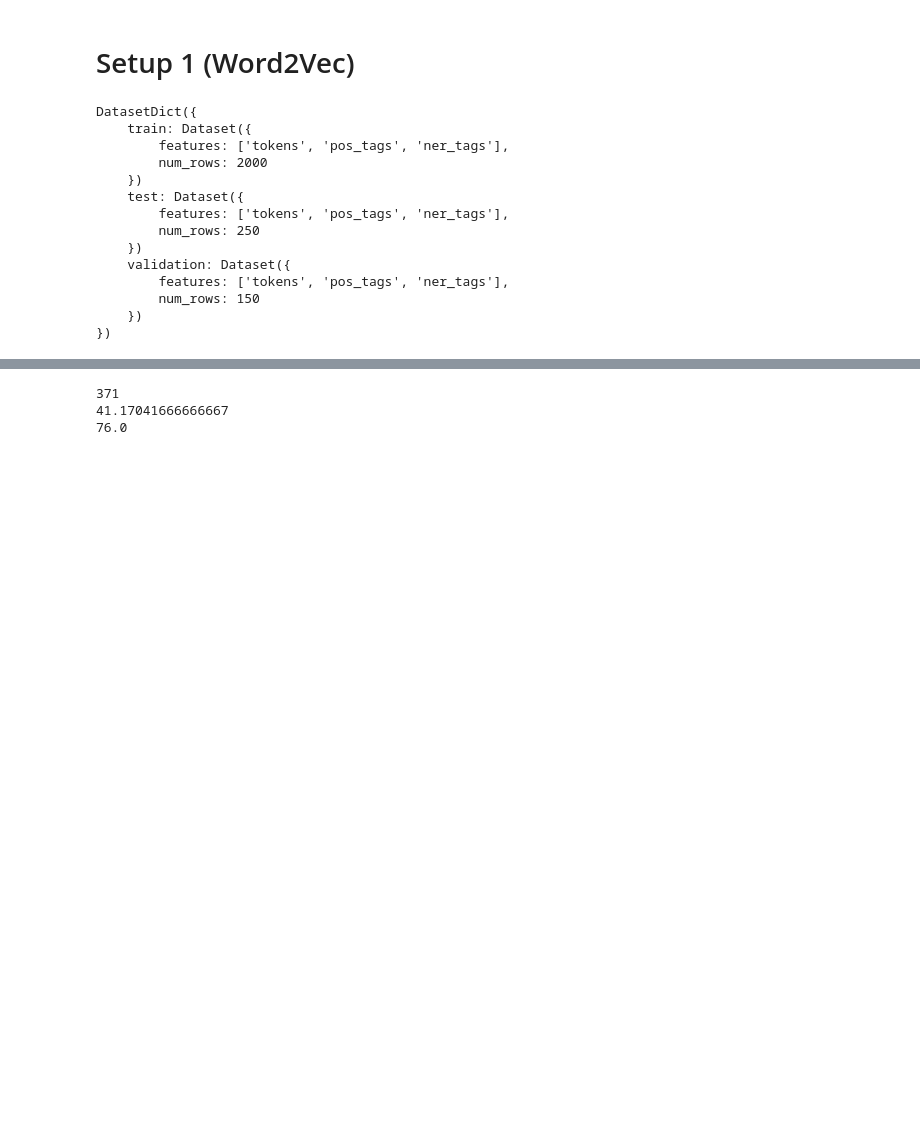
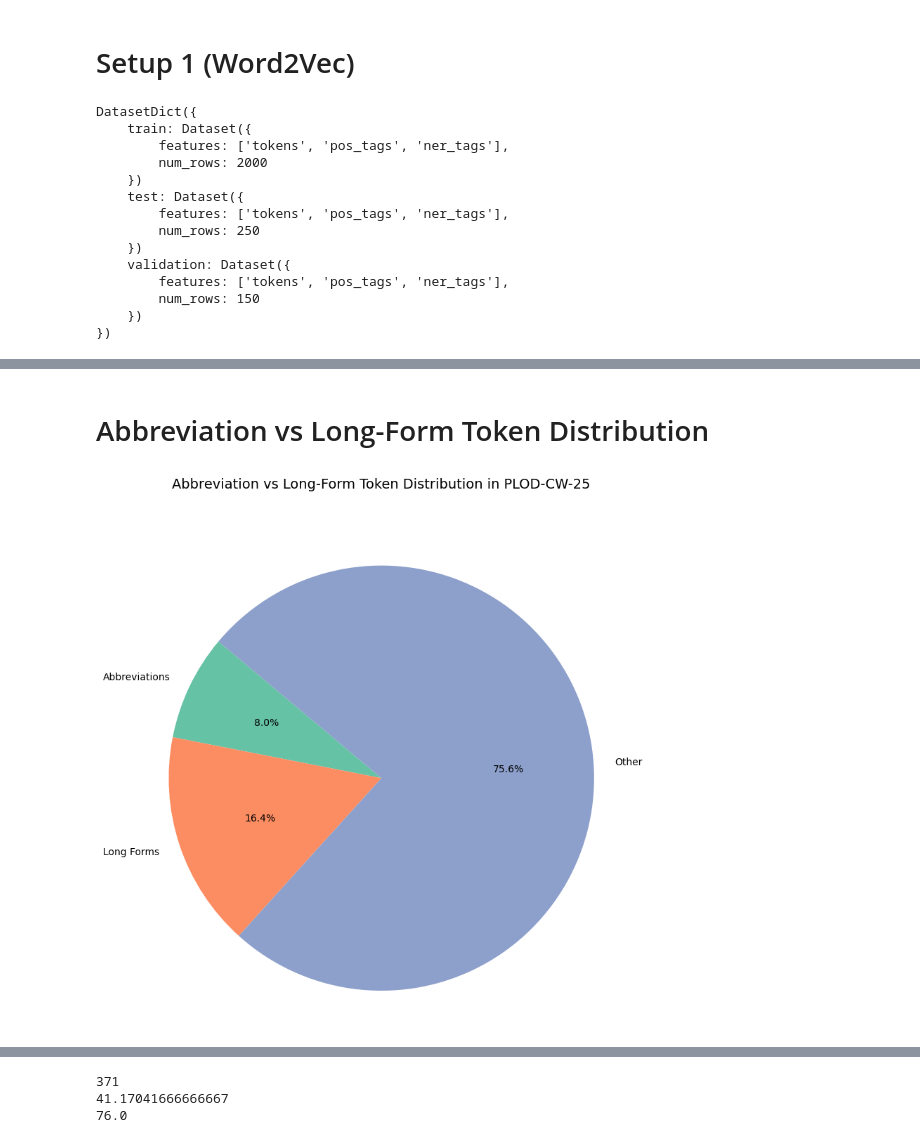
Before and after one commit to Michael-David-Lam/NLP-Final-Project, a Jupyter notebook: main.ipynb, the cells around one changed output, grey strips where cells are left out. Cells and saved outputs as stored; diff of their text form; code cells hidden in the pictures; blank space fills up the shorter version.

```diff
--- a/main.ipynb
+++ b/main.ipynb
@@ -81,0 +113,22 @@ df_test = pd.DataFrame(dataset["test"])
+# %% [markdown]
+# Abbreviation vs Long-Form Token Distribution
+# %%
+
+abbreviation_tags = {"B-AC", "I-AC"}
+longform_tags = {"B-LF", "I-LF"}
+
+abbrev_count = sum(1 for tag in all_tags if tag in abbreviation_tags)
+longform_count = sum(1 for tag in all_tags if tag in longform_tags)
+other_count = sum(1 for tag in all_tags if tag not in abbreviation_tags and tag not in longform_tags)
+
+labels = ["Abbreviations", "Long Forms", "Other"]
+sizes = [abbrev_count, longform_count, other_count]
+
+plt.figure(figsize=(8, 8))
+plt.pie(sizes, labels=labels, autopct="%1.1f%%", startangle=140, colors=["#66c2a5", "#fc8d62", "#8da0cb"])
+plt.title("Abbreviation vs Long-Form Token Distribution in PLOD-CW-25", fontsize=14, y=1.08)
+plt.axis("equal")
+plt.tight_layout()
+plt.show()
+# %% [output]
+[figure, added]
```
Also changed, not shown: parts of 10 cells of this notebook.
